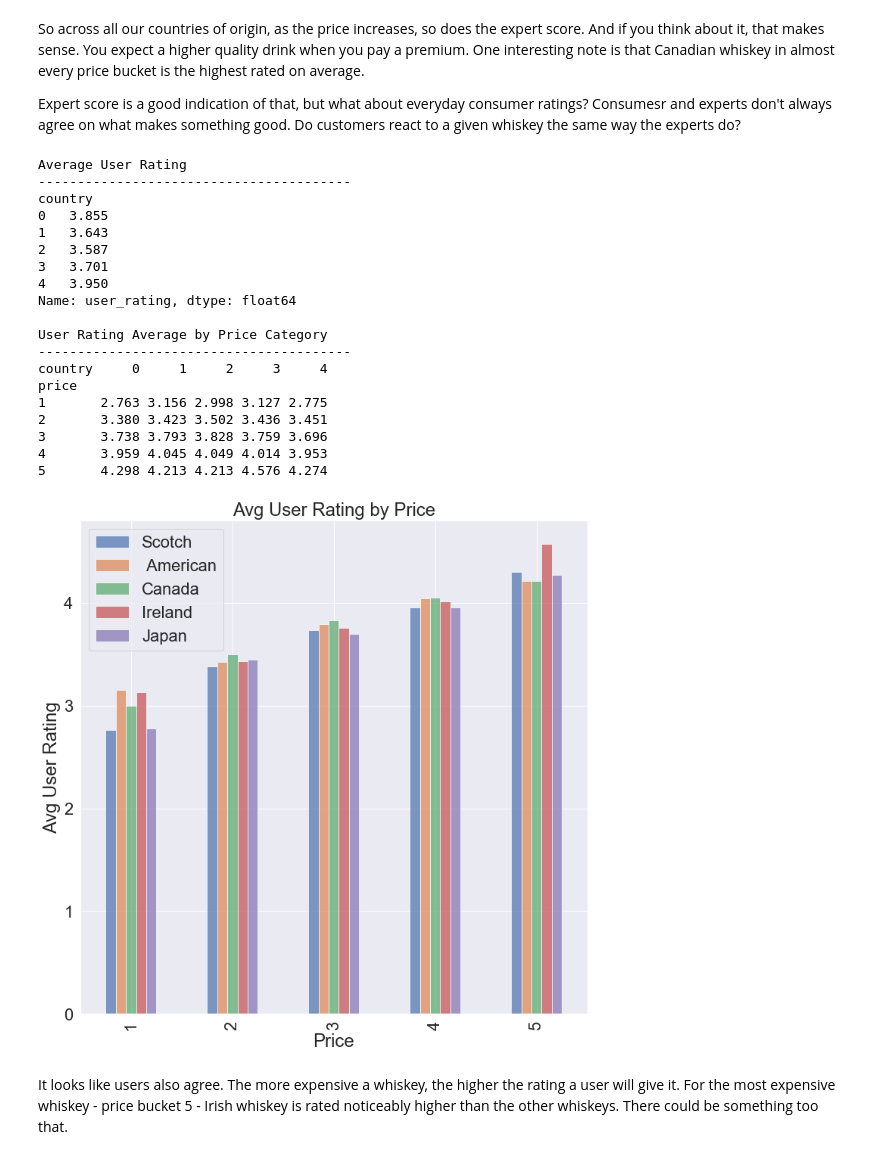
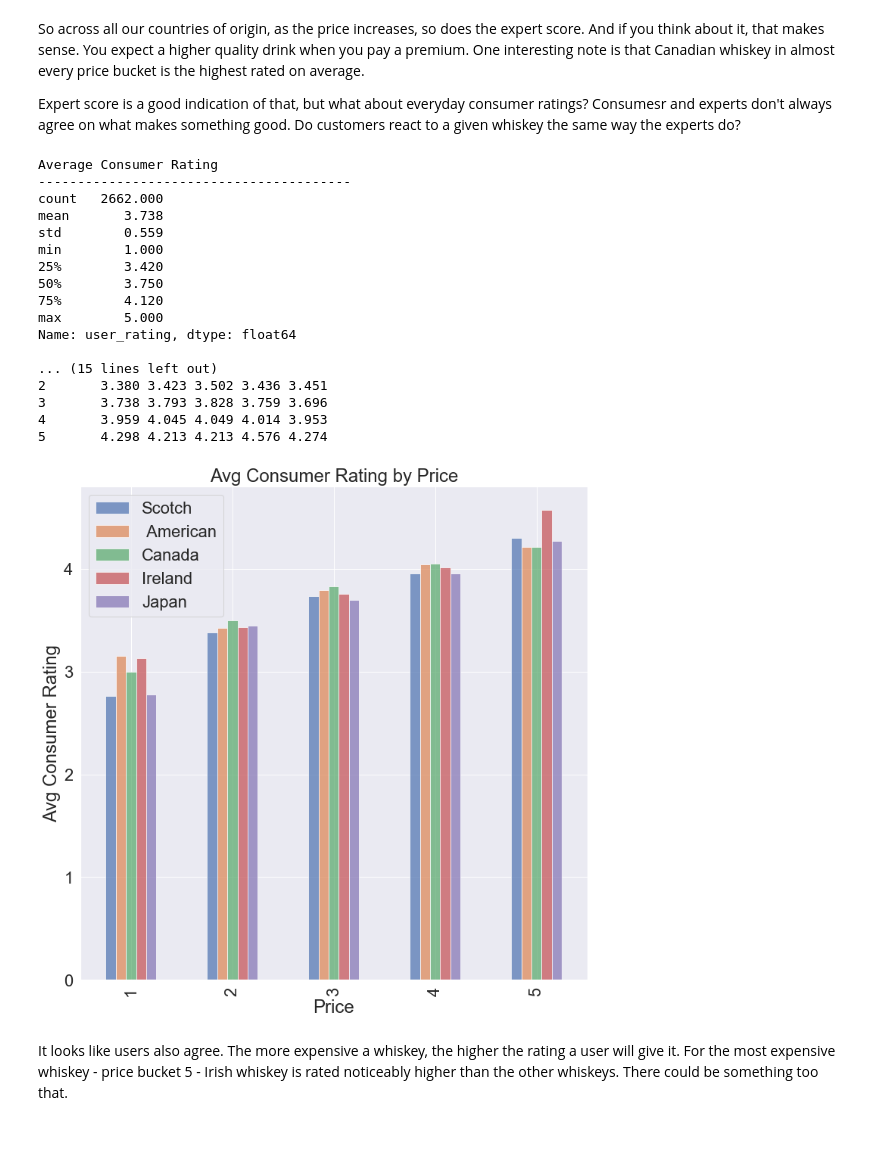
Before and after one commit to mcerow/whiskey_sommelier, a Jupyter notebook: maura-wip/EDA_FEAT_ENGINEER_MC.ipynb, the cells around one changed output. Drawn from its saved outputs; the diff is of its cells as text; code cells hidden in the pictures.

```diff
--- a/maura-wip/EDA_FEAT_ENGINEER_MC.ipynb
+++ b/maura-wip/EDA_FEAT_ENGINEER_MC.ipynb
@@ -280,7 +277,7 @@ for i in df['cask']:
         continue
 # %%
 for i in df['cask']:
-    if i is 'Fix':
+    if i is 'empty':
         df.loc[((df['style'] == 'Produced anywhere in USA; Mash bill of at least 51% corn; aged in new, charred oak containers.\n')), 'cask'] = 'oak'
 
     else:
@@ -318,8 +325,6 @@ Name: cask, dtype: object
 # %%
 for i in range(len(df['cask_category'])):
-#     counter = 0
     lst = df['cask_category'][i]
-#     print(lst)
     if ('bourbon' in lst) and ('sherry' in lst):
         df['cask_category'][i] = 'bourbon_sherry'
     elif ('bourbon' in lst) and ('oak' in lst):
@@ -332,6 +337,12 @@ for i in range(len(df['cask_category'])):
         df['cask_category'][i] = 'sherry'
     elif 'oak' in lst:
         df['cask_category'][i] = 'oak'
+    elif ('wine' in lst) | ('port' in lst):
+        df['cask_category'][i] = 'wine'
+    elif ('unaged' in lst) | ('new' in lst):
+        df['cask_category'][i] = 'new'
+    elif ('refill' in lst) | ('used' in lst):
+        df['cask_category'][i] = 'used'
     else:
          df['cask_category'][i] = 'other'
 
@@ -366,0 +371,4 @@ sherry
+# %%
+cask_dummies = pd.get_dummies(df['cask_category'], drop_first=True)
+df = pd.concat([df, cask_dummies], axis = 1)
+df.head()
@@ -367,2 +382,4 @@ sherry
+# %%
+df.drop(columns=['cask'], axis=1, inplace=True)
 # %% [markdown]
 # Feature Engineering
@@ -531,45 +573,49 @@ So across all our countries of origin, as the price increases, so does the exper
 
 Expert score is a good indication of that, but what about everyday consumer ratings? Consumesr and experts don't always agree on what makes something good. Do customers react to a given whiskey the same way the experts do?
 # %%
-print("Average User Rating")
+# looking at the consumer reaction to each whiskey using the user_rating column
+print("Average Consumer Rating")
+print("-"*40)
+print(df.user_rating.describe())
+print("")
+print("Average Consumer Rating")
 print("-"*40)
 print(df.groupby(['country']).user_rating.mean())
 print("")
-print("User Rating Average by Price Category")
+# how does price affect consumer rating
+print("Consumer Rating Average by Price Category")
 print("-"*40)
 print(df.groupby(['price', 'country']).user_rating.mean().unstack())
 
 print("")
 
 user_price = df.groupby(['price', 'country']).user_rating.mean().unstack()
 p1 = user_price.plot(kind = 'bar', stacked = False,
-                   title = 'Avg User Rating by Price',
+                   title = 'Avg Consumer Rating by Price',
                    alpha = .70, figsize=(12,12))
 p1.set_xlabel('Price')
-p1.set_ylabel('Avg User Rating')
+p1.set_ylabel('Avg Consumer Rating')
 p1.legend(['Scotch',' American', 'Canada', 'Ireland', 'Japan'], )
 plt.show()
 # %% [output]
-Average User Rating
+Average Consumer Rating
 ----------------------------------------
-country
-0   3.855
-1   3.643
-2   3.587
-3   3.701
-4   3.950
+count   2662.000
+mean       3.738
+std        0.559
+min        1.000
+25%        3.420
+50%        3.750
+75%        4.120
+max        5.000
 Name: user_rating, dtype: float64
 
-User Rating Average by Price Category
-----------------------------------------
-country     0     1     2     3     4
-price
-1       2.763 3.156 2.998 3.127 2.775
+... (15 lines left out)
 2       3.380 3.423 3.502 3.436 3.451
 3       3.738 3.793 3.828 3.759 3.696
 4       3.959 4.045 4.049 4.014 3.953
 5       4.298 4.213 4.213 4.576 4.274
-[figure, old version]
+[figure, new version]
 # %% [markdown]
 It looks like users also agree. The more expensive a whiskey, the higher the rating a user will give it. For the most expensive whiskey - price bucket 5 - Irish whiskey is rated noticeably higher than the other whiskeys. There could be something too that.
 # %%
```
Also changed, not shown: parts of 31 cells of this notebook, 1 other file.
